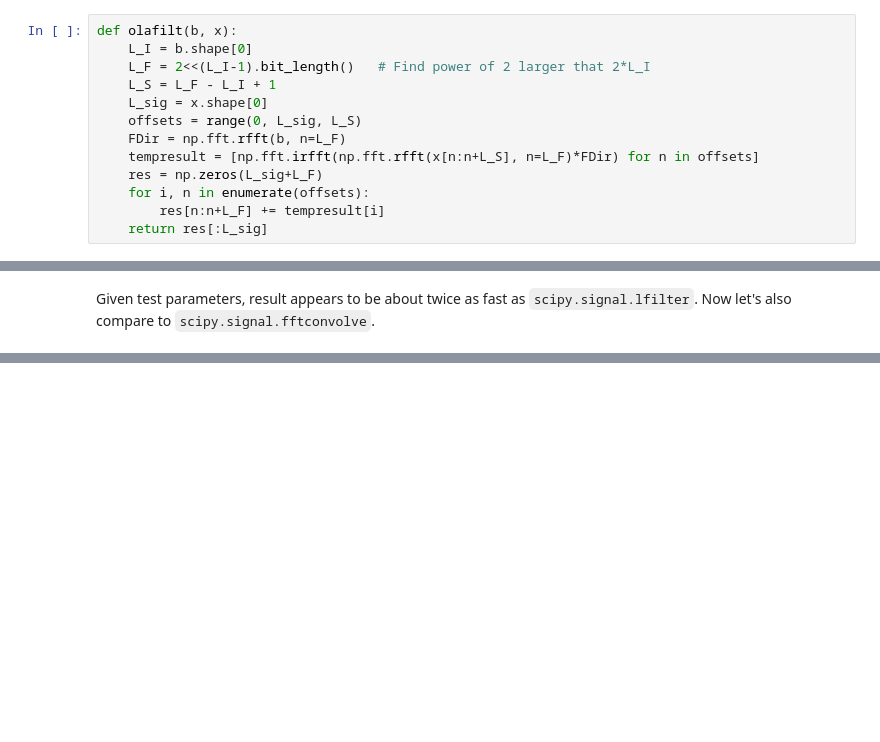
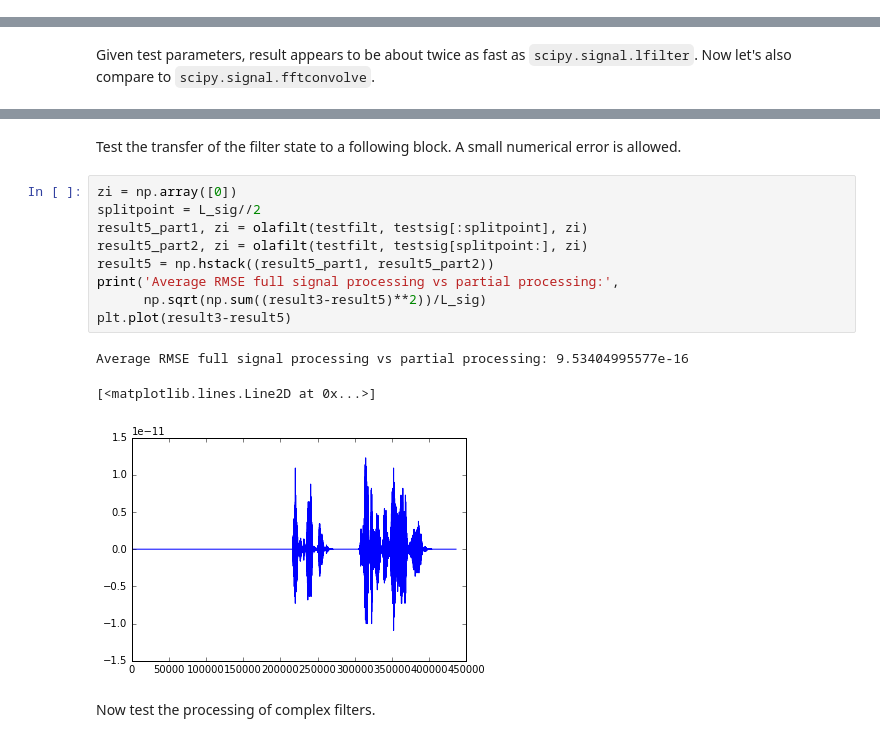
Before and after one commit to jthiem/overlapadd, a Jupyter notebook: Overlap-Add Filter development.ipynb, the cells around one changed output, grey strips where cells are left out. Saved outputs shown, nothing was run; the diff lists cells and outputs as text; blank space fills up the shorter version.

Commit message:
Added state handling, complex handling, and documentation.

```diff
--- a/Overlap-Add Filter development.ipynb
+++ b/Overlap-Add Filter development.ipynb
@@ -68,16 +68,3 @@ SNR is 297.40652158988644.
 #### Overlap-add function
 
 Now wrap the whole thing up as a function similar to `lfilter`.
-# %%
-def olafilt(b, x):
-    L_I = b.shape[0]
-    L_F = 2<<(L_I-1).bit_length()   # Find power of 2 larger that 2*L_I
-    L_S = L_F - L_I + 1
-    L_sig = x.shape[0]
-    offsets = range(0, L_sig, L_S)
-    FDir = np.fft.rfft(b, n=L_F)
-    tempresult = [np.fft.irfft(np.fft.rfft(x[n:n+L_S], n=L_F)*FDir) for n in offsets]
-    res = np.zeros(L_sig+L_F)
-    for i, n in enumerate(offsets):
-        res[n:n+L_F] += tempresult[i]
-    return res[:L_sig]
@@ -104,0 +94,17 @@ SNR is 294.8053203987104.
+# %% [markdown]
+Test the transfer of the filter state to a following block.  A small numerical error is allowed.
+# %%
+zi = np.array([0])
+splitpoint = L_sig//2
+result5_part1, zi = olafilt(testfilt, testsig[:splitpoint], zi)
+result5_part2, zi = olafilt(testfilt, testsig[splitpoint:], zi)
+result5 = np.hstack((result5_part1, result5_part2))
+print('Average RMSE full signal processing vs partial processing:',
+      np.sqrt(np.sum((result3-result5)**2))/L_sig)
+plt.plot(result3-result5)
+# %% [output]
+Average RMSE full signal processing vs partial processing: 9.53404995577e-16
+[<matplotlib.lines.Line2D at 0x...>]
+[figure, added]
+# %% [markdown]
+Now test the processing of complex filters.
```
Also changed, not shown: parts of 9 cells of this notebook, 2 other files.
